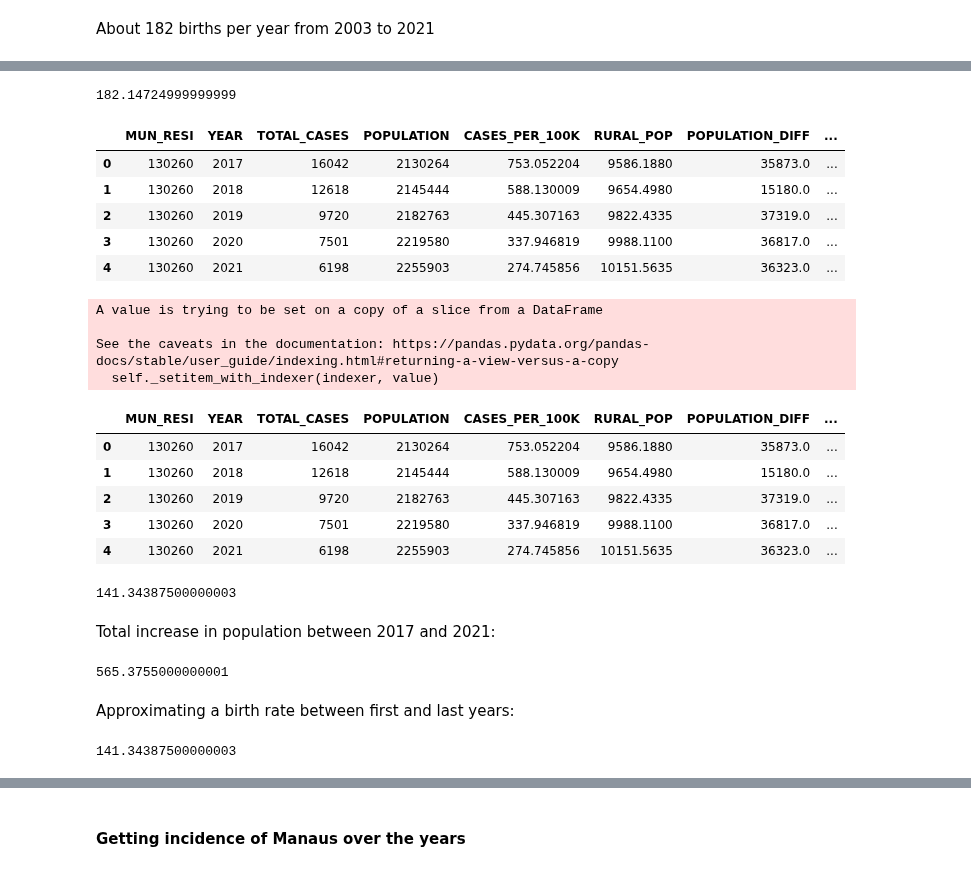
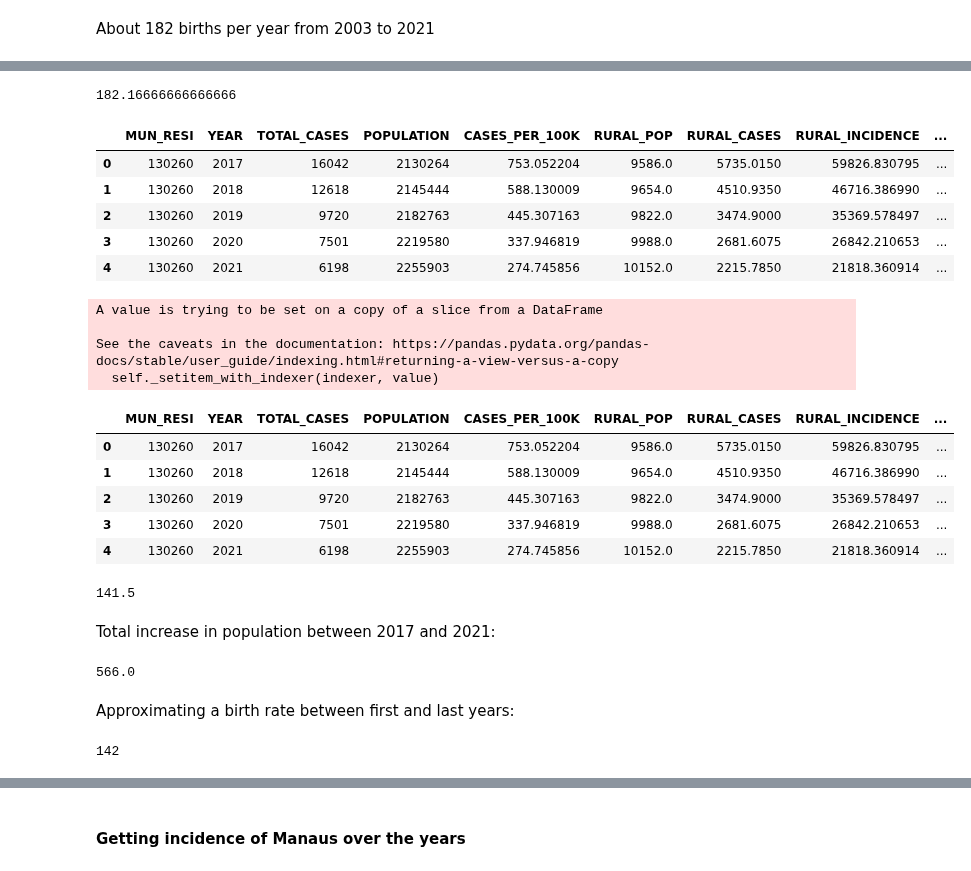
Before and after one commit to RaphaLevy/Study_on_Malaria_dynamics, a Jupyter notebook: sivep_data/SIVEP_Data.ipynb, the cells around one changed output, grey strips where cells are left out. Saved outputs shown, nothing was run; the diff lists cells and outputs as text; code cells hidden in the pictures.

```diff
--- a/sivep_data/SIVEP_Data.ipynb
+++ b/sivep_data/SIVEP_Data.ipynb
@@ -841,5 +841,8 @@ manaus_incidence_2015_2019
 585.3265135213288
 # %%
 manaus_rural_pop_df = manaus_cases_per_year_df.assign(RURAL_POP = manaus_cases_per_year_df.get('POPULATION')*0.45/100)
+manaus_rural_pop_df['RURAL_POP'] = manaus_rural_pop_df['RURAL_POP'].round()
+manaus_rural_pop_df = manaus_rural_pop_df.assign(RURAL_CASES = manaus_rural_pop_df.get('TOTAL_CASES')*35.75/100)
+
 manaus_rural_pop_df
 # %% [output]
@@ -862,0 +866,4 @@ manaus_rural_pop_df
+# %%
+manaus_rural_pop_df['RURAL_INCIDENCE'] = (manaus_rural_pop_df['RURAL_CASES'].astype(int) / manaus_rural_pop_df['RURAL_POP'].astype(int)) * 100000
+#manaus_rural_pop_df = manaus_rural_pop_df.sort_values(by='CASES_PER_100K', ascending=False)
+manaus_rural_pop_df
@@ -913,47 +938,49 @@ See the caveats in the documentation: https://pandas.pydata.org/pandas-docs/stab
 # %%
 manaus_pop_difference_df.loc[1:18, 'RURAL_POP_DIFF'].mean()
 # %% [output]
-182.14724999999999
+182.16666666666666
 # %%
 manaus_2017_2021_df = manaus_pop_difference_df[manaus_pop_difference_df.get('YEAR')>=2017]
 manaus_2017_2021_df = manaus_2017_2021_df.reset_index().drop(columns=['index'])
 manaus_2017_2021_df
 # %% [output]
-|  | MUN_RESI | YEAR | TOTAL_CASES | POPULATION | CASES_PER_100K | RURAL_POP | POPULATION_DIFF | ... |
-| 0 | 130260 | 2017 | 16042 | 2130264 | 753.052204 | 9586.1880 | 35873.0 | ... |
-| 1 | 130260 | 2018 | 12618 | 2145444 | 588.130009 | 9654.4980 | 15180.0 | ... |
-| 2 | 130260 | 2019 | 9720 | 2182763 | 445.307163 | 9822.4335 | 37319.0 | ... |
-| 3 | 130260 | 2020 | 7501 | 2219580 | 337.946819 | 9988.1100 | 36817.0 | ... |
-| 4 | 130260 | 2021 | 6198 | 2255903 | 274.745856 | 10151.5635 | 36323.0 | ... |
+|  | MUN_RESI | YEAR | TOTAL_CASES | POPULATION | CASES_PER_100K | RURAL_POP | RURAL_CASES | RURAL_INCIDENCE | ... |
+| 0 | 130260 | 2017 | 16042 | 2130264 | 753.052204 | 9586.0 | 5735.0150 | 59826.830795 | ... |
+| 1 | 130260 | 2018 | 12618 | 2145444 | 588.130009 | 9654.0 | 4510.9350 | 46716.386990 | ... |
+| 2 | 130260 | 2019 | 9720 | 2182763 | 445.307163 | 9822.0 | 3474.9000 | 35369.578497 | ... |
+| 3 | 130260 | 2020 | 7501 | 2219580 | 337.946819 | 9988.0 | 2681.6075 | 26842.210653 | ... |
+| 4 | 130260 | 2021 | 6198 | 2255903 | 274.745856 | 10152.0 | 2215.7850 | 21818.360914 | ... |
 # %%
-manaus_2017_2021_df.get('RURAL_POP_DIFF').iloc[0]=0
+manaus_2017_2021_df.get('RURAL_POP_DIFF').iloc[0] = 0
+manaus_2017_2021_df.get('POPULATION_DIFF').iloc[0] = 0
+
 manaus_2017_2021_df
 # %% [output]
 A value is trying to be set on a copy of a slice from a DataFrame
 
 See the caveats in the documentation: https://pandas.pydata.org/pandas-docs/stable/user_guide/indexing.html#returning-a-view-versus-a-copy
   self._setitem_with_indexer(indexer, value)
-|  | MUN_RESI | YEAR | TOTAL_CASES | POPULATION | CASES_PER_100K | RURAL_POP | POPULATION_DIFF | ... |
-| 0 | 130260 | 2017 | 16042 | 2130264 | 753.052204 | 9586.1880 | 35873.0 | ... |
-| 1 | 130260 | 2018 | 12618 | 2145444 | 588.130009 | 9654.4980 | 15180.0 | ... |
-| 2 | 130260 | 2019 | 9720 | 2182763 | 445.307163 | 9822.4335 | 37319.0 | ... |
-| 3 | 130260 | 2020 | 7501 | 2219580 | 337.946819 | 9988.1100 | 36817.0 | ... |
-| 4 | 130260 | 2021 | 6198 | 2255903 | 274.745856 | 10151.5635 | 36323.0 | ... |
+|  | MUN_RESI | YEAR | TOTAL_CASES | POPULATION | CASES_PER_100K | RURAL_POP | RURAL_CASES | RURAL_INCIDENCE | ... |
+| 0 | 130260 | 2017 | 16042 | 2130264 | 753.052204 | 9586.0 | 5735.0150 | 59826.830795 | ... |
+| 1 | 130260 | 2018 | 12618 | 2145444 | 588.130009 | 9654.0 | 4510.9350 | 46716.386990 | ... |
+| 2 | 130260 | 2019 | 9720 | 2182763 | 445.307163 | 9822.0 | 3474.9000 | 35369.578497 | ... |
+| 3 | 130260 | 2020 | 7501 | 2219580 | 337.946819 | 9988.0 | 2681.6075 | 26842.210653 | ... |
+| 4 | 130260 | 2021 | 6198 | 2255903 | 274.745856 | 10152.0 | 2215.7850 | 21818.360914 | ... |
 # %%
 mean_rural_pop_diff = manaus_2017_2021_df.loc[1:4, 'RURAL_POP_DIFF'].mean()
 mean_rural_pop_diff
 # %% [output]
-141.34387500000003
+141.5
 # %% [markdown]
 Total increase in population between 2017 and 2021:
 # %%
 manaus_2017_2021_df.get('RURAL_POP').iloc[-1]-manaus_2017_2021_df.get('RURAL_POP').iloc[0]
 # %% [output]
-565.3755000000001
+566.0
 # %% [markdown]
 Approximating a birth rate between first and last years:
 # %%
-(manaus_2017_2021_df.get('RURAL_POP').iloc[-1]-manaus_2017_2021_df.get('RURAL_POP').iloc[0])/(len(manaus_2017_2021_df)-1)
+round((manaus_2017_2021_df.get('RURAL_POP').iloc[-1]-manaus_2017_2021_df.get('RURAL_POP').iloc[0])/(len(manaus_2017_2021_df)-1))
 # %% [output]
-141.34387500000003
+142
 # %% [markdown]
```
Also changed, not shown: parts of 6 cells of this notebook.
